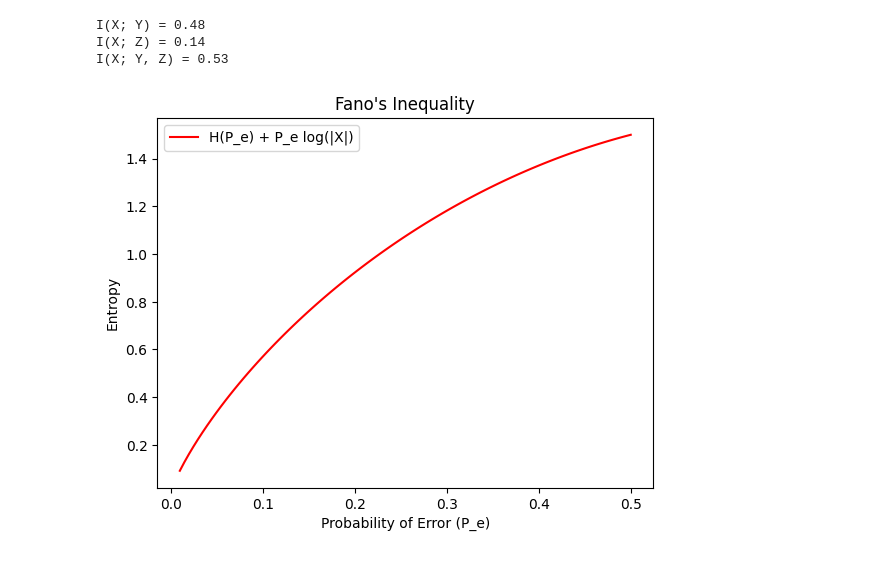
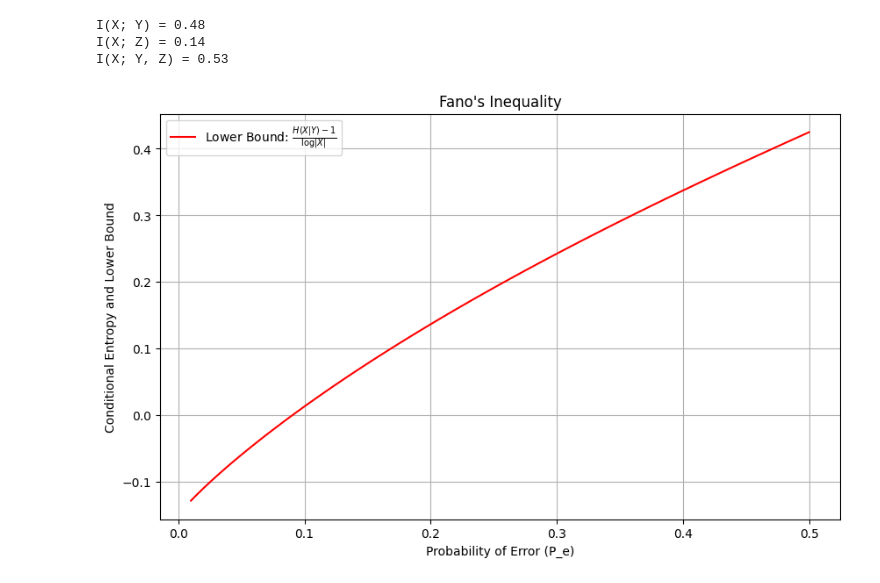
Before and after one commit to igor17400/information-theory-174, a Jupyter notebook: notebooks/entropy_2.ipynb, the cells around one changed output. Cells and saved outputs as stored; diff of their text form; code cells hidden in the pictures.

```diff
--- a/notebooks/entropy_2.ipynb
+++ b/notebooks/entropy_2.ipynb
@@ -455,23 +455,26 @@ I(X; Y) = 0.48
 I(X; Z) = 0.14
 I(X; Y, Z) = 0.53
 # %%
-from math import log2
+import numpy as np
+import matplotlib.pyplot as plt
+from scipy.stats import entropy
 
-def entropy(p):
-    if p == 0 or p == 1:
-        return 0
-    return -p * log2(p) - (1 - p) * log2(1 - p)
+# Define the probability of error (P_e) and corresponding conditional entropy (H(X|Y))
+p_e_values = np.linspace(0.01, 0.5, 100)
+log_x = np.log2(len(p_e_values))  # Assume a finite set |X| with cardinality equal to len(p_e_values)
+conditional_entropy = [p * log_x + (1 - p) * entropy([p, 1 - p], base=2) for p in p_e_values]
 
-# Define the probability of error and corresponding entropy values
-p_e_values = np.linspace(0.01, 0.5, 100)
-entropy_values = [entropy(p) + p * log2(2) for p in p_e_values]
+# Calculate the lower bound for P_e using Fano's Inequality
+lower_bound = [(h - 1) / log_x for h in conditional_entropy]
 
 # Plot Fano's Inequality
-plt.plot(p_e_values, entropy_values, 'r-', label='H(P_e) + P_e log(|X|)')
+plt.figure(figsize=(10, 6))
+plt.plot(p_e_values, lower_bound, 'r-', label=r'Lower Bound: $\frac{H(X|Y) - 1}{\log |X|}$')
 plt.xlabel('Probability of Error (P_e)')
-plt.ylabel('Entropy')
+plt.ylabel('Conditional Entropy and Lower Bound')
 plt.title('Fano\'s Inequality')
 plt.legend()
+plt.grid(True)
 plt.show()
 # %% [output]
-[figure, old version]
+[figure, new version]
```
Also changed, not shown: 8 other files.
